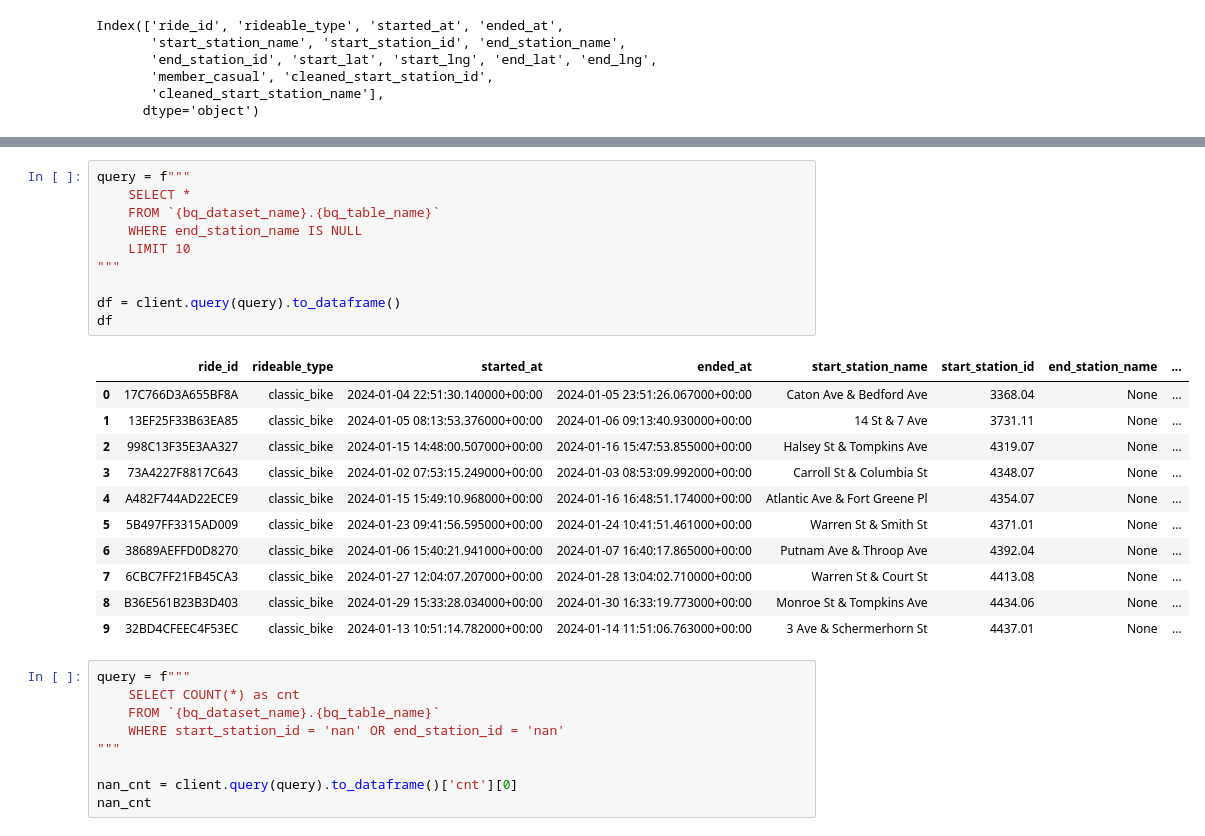
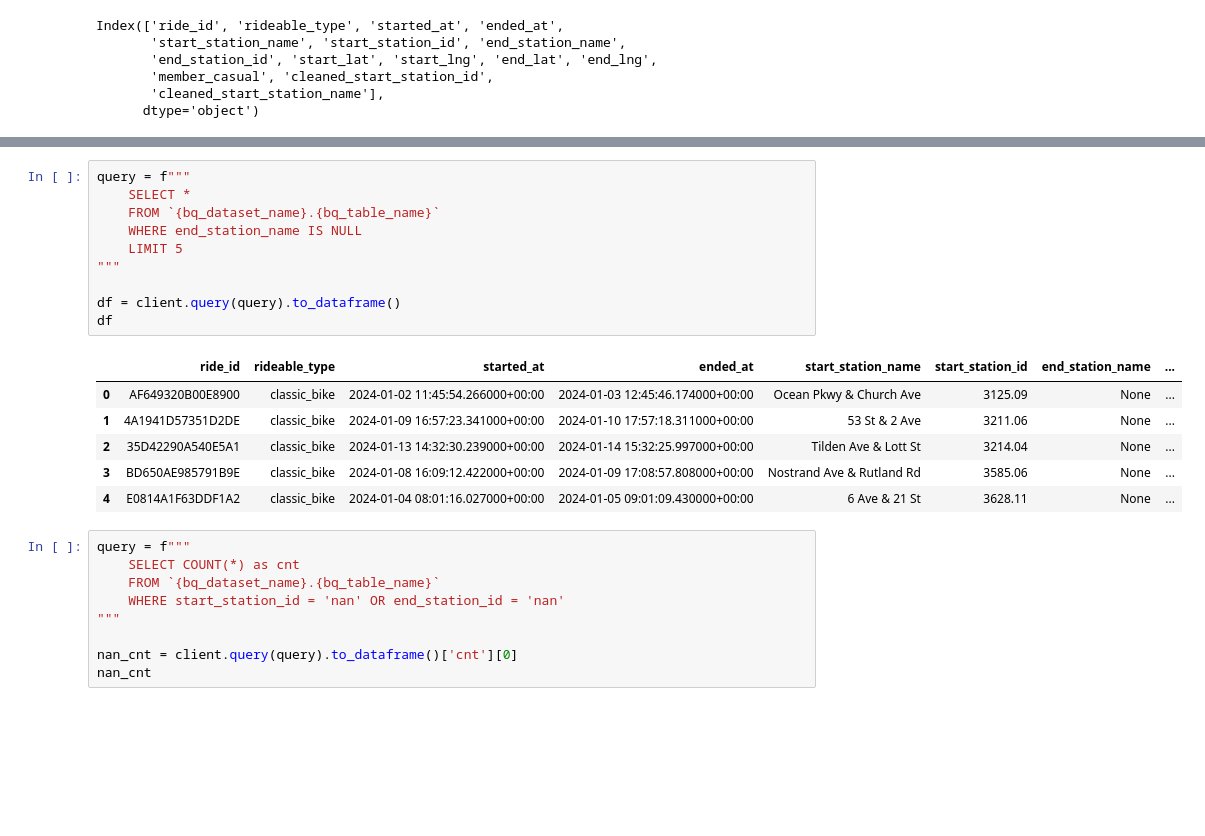
Before and after one commit to olshevskaa/citibike-nyc, a Jupyter notebook: notebooks/citibike.ipynb, the cells around one changed output, grey strips where cells are left out. Drawn from its saved outputs; the diff is of its cells as text; blank space fills up the shorter version.

```diff
--- a/notebooks/citibike.ipynb
+++ b/notebooks/citibike.ipynb
@@ -127,25 +110,20 @@ df
 # %%
 query = f"""
     SELECT *
     FROM `{bq_dataset_name}.{bq_table_name}`
     WHERE end_station_name IS NULL
-    LIMIT 10
+    LIMIT 5
 """
 
 df = client.query(query).to_dataframe()
 df
 # %% [output]
 |  | ride_id | rideable_type | started_at | ended_at | start_station_name | start_station_id | end_station_name | ... |
-| 0 | 17C766D3A655BF8A | classic_bike | 2024-01-04 22:51:30.140000+00:00 | 2024-01-05 23:51:26.067000+00:00 | Caton Ave & Bedford Ave | 3368.04 | None | ... |
-| 1 | 13EF25F33B63EA85 | classic_bike | 2024-01-05 08:13:53.376000+00:00 | 2024-01-06 09:13:40.930000+00:00 | 14 St & 7 Ave | 3731.11 | None | ... |
-| 2 | 998C13F35E3AA327 | classic_bike | 2024-01-15 14:48:00.507000+00:00 | 2024-01-16 15:47:53.855000+00:00 | Halsey St & Tompkins Ave | 4319.07 | None | ... |
-| 3 | 73A4227F8817C643 | classic_bike | 2024-01-02 07:53:15.249000+00:00 | 2024-01-03 08:53:09.992000+00:00 | Carroll St & Columbia St | 4348.07 | None | ... |
-| 4 | A482F744AD22ECE9 | classic_bike | 2024-01-15 15:49:10.968000+00:00 | 2024-01-16 16:48:51.174000+00:00 | Atlantic Ave & Fort Greene Pl | 4354.07 | None | ... |
-| 5 | 5B497FF3315AD009 | classic_bike | 2024-01-23 09:41:56.595000+00:00 | 2024-01-24 10:41:51.461000+00:00 | Warren St & Smith St | 4371.01 | None | ... |
-| 6 | 38689AEFFD0D8270 | classic_bike | 2024-01-06 15:40:21.941000+00:00 | 2024-01-07 16:40:17.865000+00:00 | Putnam Ave & Throop Ave | 4392.04 | None | ... |
-| 7 | 6CBC7FF21FB45CA3 | classic_bike | 2024-01-27 12:04:07.207000+00:00 | 2024-01-28 13:04:02.710000+00:00 | Warren St & Court St | 4413.08 | None | ... |
-| 8 | B36E561B23B3D403 | classic_bike | 2024-01-29 15:33:28.034000+00:00 | 2024-01-30 16:33:19.773000+00:00 | Monroe St & Tompkins Ave | 4434.06 | None | ... |
-| 9 | 32BD4CFEEC4F53EC | classic_bike | 2024-01-13 10:51:14.782000+00:00 | 2024-01-14 11:51:06.763000+00:00 | 3 Ave & Schermerhorn St | 4437.01 | None | ... |
+| 0 | AF649320B00E8900 | classic_bike | 2024-01-02 11:45:54.266000+00:00 | 2024-01-03 12:45:46.174000+00:00 | Ocean Pkwy & Church Ave | 3125.09 | None | ... |
+| 1 | 4A1941D57351D2DE | classic_bike | 2024-01-09 16:57:23.341000+00:00 | 2024-01-10 17:57:18.311000+00:00 | 53 St & 2 Ave | 3211.06 | None | ... |
+| 2 | 35D42290A540E5A1 | classic_bike | 2024-01-13 14:32:30.239000+00:00 | 2024-01-14 15:32:25.997000+00:00 | Tilden Ave & Lott St | 3214.04 | None | ... |
+| 3 | BD650AE985791B9E | classic_bike | 2024-01-08 16:09:12.422000+00:00 | 2024-01-09 17:08:57.808000+00:00 | Nostrand Ave & Rutland Rd | 3585.06 | None | ... |
+| 4 | E0814A1F63DDF1A2 | classic_bike | 2024-01-04 08:01:16.027000+00:00 | 2024-01-05 09:01:09.430000+00:00 | 6 Ave & 21 St | 3628.11 | None | ... |
 # %%
 query = f"""
     SELECT COUNT(*) as cnt
```
Also changed, not shown: parts of 3 cells of this notebook.
